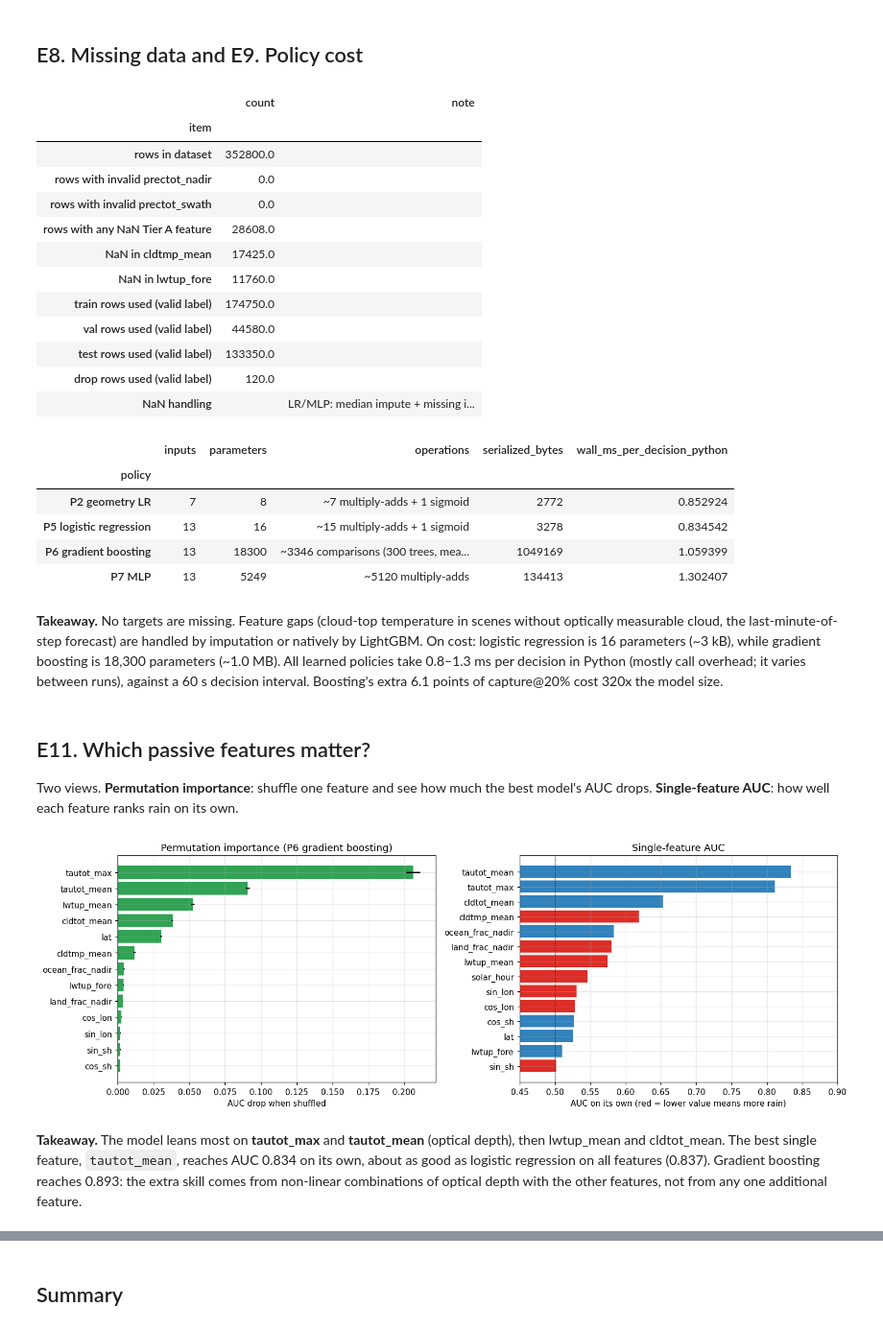
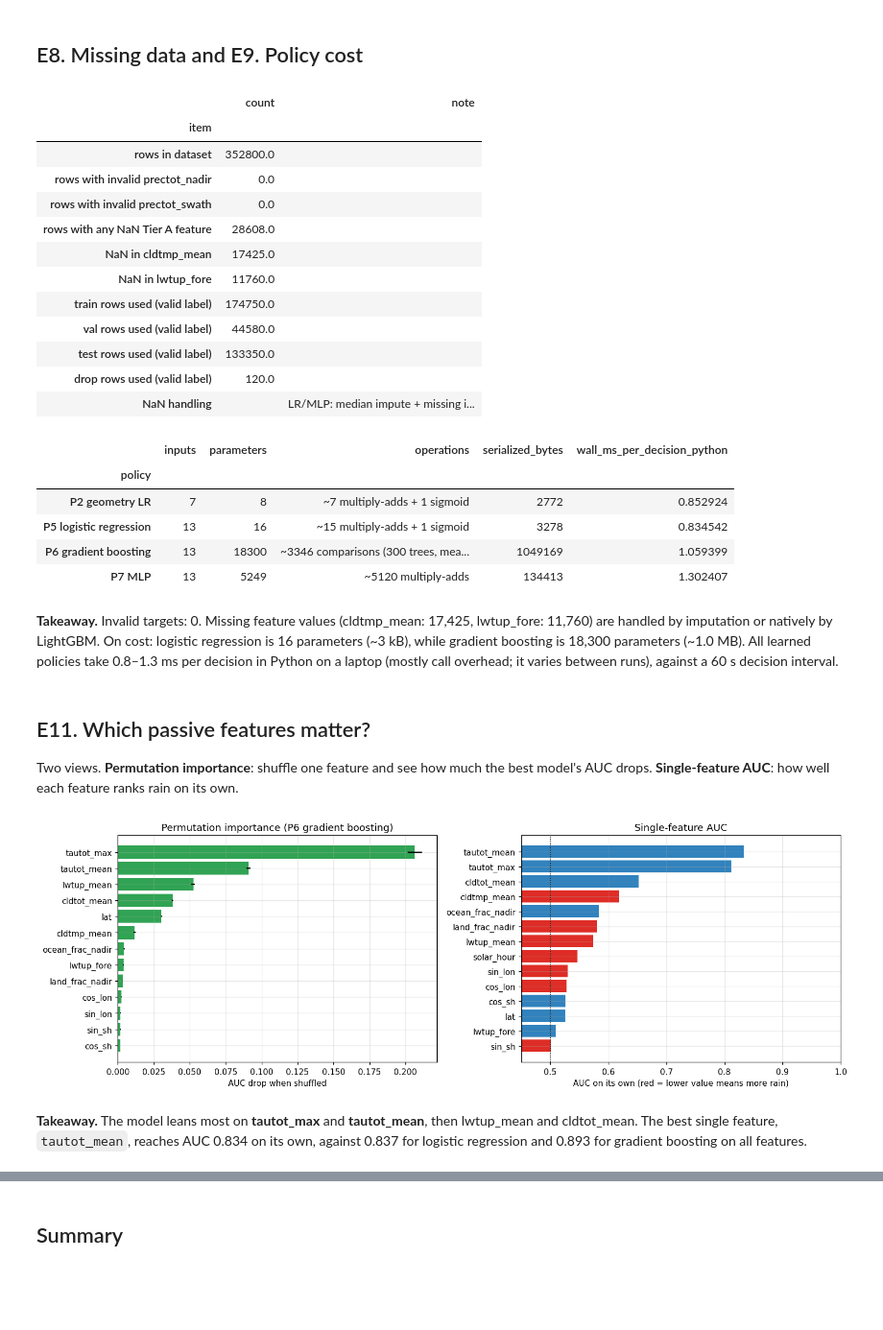
Before and after one commit to darthvader58/Code-Lab_RL_PriorityObs, a Jupyter notebook: missions/earthcare/EarthCare_trackwise.ipynb, the cells around one changed output, grey strips where cells are left out. Shown at 96% size. Drawn from its saved outputs; the diff is of its cells as text; code cells hidden in the pictures; blank space fills up the shorter version.

Commit message:
regenerate the EarthCARE notebook from the shared builder

```diff
--- a/missions/earthcare/EarthCare_trackwise.ipynb
+++ b/missions/earthcare/EarthCare_trackwise.ipynb
@@ -188,18 +216,4 @@ At the 1 mm/hr label, 13.7% of minutes have rain at nadir and 30.0% somewhere in
 # %%
-import cartopy.crs as ccrs
-
-rows["rain"] = rows.prectot_nadir >= RAIN
-fig, ax = plt.subplots(1, 2, figsize=(15, 4.2), subplot_kw={"projection": ccrs.PlateCarree()})
-for a, (col, title, red) in zip(ax, [
-        ("rain", "Share of minutes with nadir rain >= 1 mm/hr", np.mean),
-        ("tautot_mean", "Mean cloud optical depth (MSI-like, daytime)", np.nanmean)]):
-    d = rows if col == "rain" else rows[rows.tautot_mean > 0]
-    hb = a.hexbin(d.lon, d.lat, C=d[col].astype(float), gridsize=(90, 30), cmap="turbo",
-                  reduce_C_function=red, mincnt=20, transform=ccrs.PlateCarree())
-    a.coastlines(linewidth=0.5); a.set_global(); a.set_title(title)
-    plt.colorbar(hb, ax=a, shrink=0.75)
-plt.tight_layout(); plt.show()
-
 fig, ax = plt.subplots(1, 2, figsize=(12, 3.8))
 lat = rows.groupby(rows.lat // 5 * 5).rain.mean() * 100
 ax[0].bar(lat.index, lat.values, width=4.5, color="#2b8cbe")
@@ -208,7 +222,7 @@ sh = rows.assign(alat=rows.lat.abs()).groupby(rows.solar_hour.round().mod(24)).a
     n=("rain", "size"), alat=("alat", "mean"))
 ax[1].bar(sh.index, 100 * sh.n / len(rows), color="#de2d26", alpha=.8)
 ax[1].set(xlabel="local solar hour", ylabel="% of all minutes", xticks=range(0, 24, 3),
-          title="When EarthCARE samples (bars) and where (line)")
+          title=f"When {M.title} samples (bars) and where (line)")
 ax2 = ax[1].twinx()
 ax2.plot(sh.index, sh.alat, "k.-"); ax2.set(ylabel="mean |latitude| (deg)", ylim=(0, 90)); ax2.grid(False)
 plt.tight_layout(); plt.show()
@@ -217,5 +231,5 @@ print(f"Sun-synchronous orbit: {100 * busy.sum() / len(rows):.0f}% of minutes fa
       f"{sh.n.idxmax():.0f}:00 and {(sh.n.idxmax() + 12) % 24:.0f}:00 local time (mean |lat| "
       f"{sh.loc[sh.n.idxmax(), 'alat']:.0f} deg at the peak). The other hours are only reached near the "
       f"poles (mean |lat| up to {sh.alat.max():.0f} deg), so in this dataset time of day and latitude "
-      "cannot be separated: the benchmark covers EarthCARE's ~14:00/02:00 sampling only.")
+      f"cannot be separated: the benchmark covers {M.title}'s ~14:00/02:00 sampling only.")
 # %% [output]
@@ -242,18 +255,17 @@ ax[1].scatter(rows.sin_lon.iloc[::25], rows.cos_lon.iloc[::25], s=.4, alpha=.2)
 ax[1].set(aspect="equal", xlabel="sin_lon", ylabel="cos_lon", title="Cyclic longitude")
 
 lags = [1, 2, 3, 5, 10, 15, 30, 60]
-for c in ["prectot_nadir", "tautot_mean", "cldtot_mean", "lwtup_mean"]:
-    s = rows[c]
-    ax[2].plot(lags, [s.autocorr(k) for k in lags], marker="o", label=c)
+PERSIST = [LABEL, "tautot_mean", "cldtot_mean", "lwtup_mean"]
+for c in PERSIST:
+    ax[2].plot(lags, [rows[c].autocorr(k) for k in lags], marker="o", label=c)
 ax[2].axhline(np.exp(-1), color="k", ls="--", lw=.8, label="1/e")
 ax[2].set(xscale="log", xticks=lags, xlabel="lag (minutes)", ylabel="autocorrelation",
           title="Minute-to-minute persistence")
 ax[2].get_xaxis().set_major_formatter(plt.ScalarFormatter())
 ax[2].legend(fontsize=8)
 plt.tight_layout(); plt.show()
-print("lag-1 autocorrelation: " + ", ".join(f"{c} {rows[c].autocorr(1):.2f}" for c in
-      ["prectot_nadir", "tautot_mean", "cldtot_mean", "lwtup_mean"]))
-print("The satellite moves ~450 km per minute, so nadir rain one minute says little about the next.")
+print("lag-1 autocorrelation: " + ", ".join(f"{c} {rows[c].autocorr(1):.2f}" for c in PERSIST))
+print("The satellite moves ~450 km per minute along track.")
 # %% [output]
 [figure]
 lag-1 autocorrelation: prectot_nadir 0.11, tautot_mean 0.64, cldtot_mean 0.65, lwtup_mean 0.84
@@ -646,18 +649,16 @@ Here the duty cycle is set equal to each label's rain rate, so a perfect policy
 display(r("e8_missing_data").fillna("").set_index("item"))
 e9 = r("e9_policy_cost").set_index("policy")
 display(e9)
+gaps = {c: n for c, n in report["nan_counts"].items() if not c.endswith("_valid")}
 display(Markdown(
-    f"**Takeaway.** No targets are missing. Feature gaps (cloud-top temperature in scenes without "
-    f"optically measurable cloud, the last-minute-of-step forecast) are handled by imputation or natively by LightGBM. "
-    f"On cost: logistic regression is {int(e9.loc['P5 logistic regression', 'parameters'])} parameters "
-    f"(~{e9.loc['P5 logistic regression', 'serialized_bytes'] / 1e3:.0f} kB), while gradient boosting is "
-    f"{int(e9.loc['P6 gradient boosting', 'parameters']):,} parameters "
+    f"**Takeaway.** Invalid targets: {sum(report['invalid_targets'].values())}. Missing feature values "
+    f"({', '.join(f'{c}: {n:,}' for c, n in gaps.items())}) are handled by imputation or natively by "
+    f"LightGBM. On cost: logistic regression is {int(e9.loc['P5 logistic regression', 'parameters'])} "
+    f"parameters (~{e9.loc['P5 logistic regression', 'serialized_bytes'] / 1e3:.0f} kB), while gradient "
+    f"boosting is {int(e9.loc['P6 gradient boosting', 'parameters']):,} parameters "
     f"(~{e9.loc['P6 gradient boosting', 'serialized_bytes'] / 1e6:.1f} MB). All learned policies take "
-    f"{e9.wall_ms_per_decision_python.min():.1f}–{e9.wall_ms_per_decision_python.max():.1f} ms per decision in Python "
-    f"(mostly call overhead; it varies between runs), against a 60 s decision interval. Boosting's extra "
-    f"{100 * (bar['P6 gradient boosting'] - bar['P5 logistic regression']):.1f} points of capture@20% cost "
-    f"{e9.loc['P6 gradient boosting', 'serialized_bytes'] / e9.loc['P5 logistic regression', 'serialized_bytes']:.0f}x "
-    "the model size."))
+    f"{e9.wall_ms_per_decision_python.min():.1f}–{e9.wall_ms_per_decision_python.max():.1f} ms per decision in "
+    "Python on a laptop (mostly call overhead; it varies between runs), against a 60 s decision interval."))
 # %% [output]
 |  | count | note |
 | item |  |  |
@@ -678,7 +679,7 @@ display(Markdown(
 | P5 logistic regression | 13 | 16 | ~15 multiply-adds + 1 sigmoid | 3278 | 0.834542 |
 | P6 gradient boosting | 13 | 18300 | ~3346 comparisons (300 trees, mea... | 1049169 | 1.059399 |
 | P7 MLP | 13 | 5249 | ~5120 multiply-adds | 134413 | 1.302407 |
-**Takeaway.** No targets are missing. Feature gaps (cloud-top temperature in scenes without optically measurable cloud, the last-minute-of-step forecast) are handled by imputation or natively by LightGBM. On cost: logistic regression is 16 parameters (~3 kB), while gradient boosting is 18,300 parameters (~1.0 MB). All learned policies take 0.8–1.3 ms per decision in Python (mostly call overhead; it varies between runs), against a 60 s decision interval. Boosting's extra 6.1 points of capture@20% cost 320x the model size.
+**Takeaway.** Invalid targets: 0. Missing feature values (cldtmp_mean: 17,425, lwtup_fore: 11,760) are handled by imputation or natively by LightGBM. On cost: logistic regression is 16 parameters (~3 kB), while gradient boosting is 18,300 parameters (~1.0 MB). All learned policies take 0.8–1.3 ms per decision in Python on a laptop (mostly call overhead; it varies between runs), against a 60 s decision interval.
 # %% [markdown]
 ## E11. Which passive features matter?
 
@@ -687,26 +688,24 @@ AUC drops. **Single-feature AUC**: how well each feature ranks rain on its own.
 # %%
 e3i_auc = e3.set_index("policy").auc
 perm = r("e11_permutation_importance").sort_values("auc_drop_mean")
 single = r("e11_single_feature_auc").sort_values("auc")
 fig, ax = plt.subplots(1, 2, figsize=(14, 4.8))
 ax[0].barh(perm.feature, perm.auc_drop_mean, xerr=perm.auc_drop_std, color="#31a354")
 ax[0].set(xlabel="AUC drop when shuffled", title=f"Permutation importance ({meta['e11_best_policy']})")
 ax[1].barh(single.feature, single.auc, color=["#de2d26" if i else "#3182bd" for i in single.inverted])
 ax[1].axvline(0.5, color="k", ls=":", lw=.8)
-ax[1].set(xlim=(0.45, 0.9), xlabel="AUC on its own (red = lower value means more rain)",
+ax[1].set(xlim=(0.45, 1), xlabel="AUC on its own (red = lower value means more rain)",
           title="Single-feature AUC")
 plt.tight_layout(); plt.show()
 top = perm.sort_values("auc_drop_mean", ascending=False).feature.tolist()
 display(Markdown(
-    f"**Takeaway.** The model leans most on **{top[0]}** and **{top[1]}** (optical depth), then "
-    f"{top[2]} and {top[3]}. The best single feature, `{single.feature.iloc[-1]}`, reaches AUC "
-    f"{single.auc.iloc[-1]:.3f} on its own, about as good as logistic regression on all features "
-    f"({e3i_auc['P5 logistic regression']:.3f}). Gradient boosting reaches "
-    f"{e3i_auc['P6 gradient boosting']:.3f}: the extra skill comes from non-linear combinations of "
-    "optical depth with the other features, not from any one additional feature."))
+    f"**Takeaway.** The model leans most on **{top[0]}** and **{top[1]}**, then {top[2]} and {top[3]}. "
+    f"The best single feature, `{single.feature.iloc[-1]}`, reaches AUC {single.auc.iloc[-1]:.3f} on its "
+    f"own, against {e3i_auc['P5 logistic regression']:.3f} for logistic regression and "
+    f"{e3i_auc['P6 gradient boosting']:.3f} for gradient boosting on all features."))
 # %% [output]
-[figure, old version]
+[figure, new version]
-**Takeaway.** The model leans most on **tautot_max** and **tautot_mean** (optical depth), then lwtup_mean and cldtot_mean. The best single feature, `tautot_mean`, reaches AUC 0.834 on its own, about as good as logistic regression on all features (0.837). Gradient boosting reaches 0.893: the extra skill comes from non-linear combinations of optical depth with the other features, not from any one additional feature.
+**Takeaway.** The model leans most on **tautot_max** and **tautot_mean**, then lwtup_mean and cldtot_mean. The best single feature, `tautot_mean`, reaches AUC 0.834 on its own, against 0.837 for logistic regression and 0.893 for gradient boosting on all features.
 # %% [markdown]
 ## Cesium CZML export
 
```
Also changed, not shown: parts of 26 cells of this notebook.
